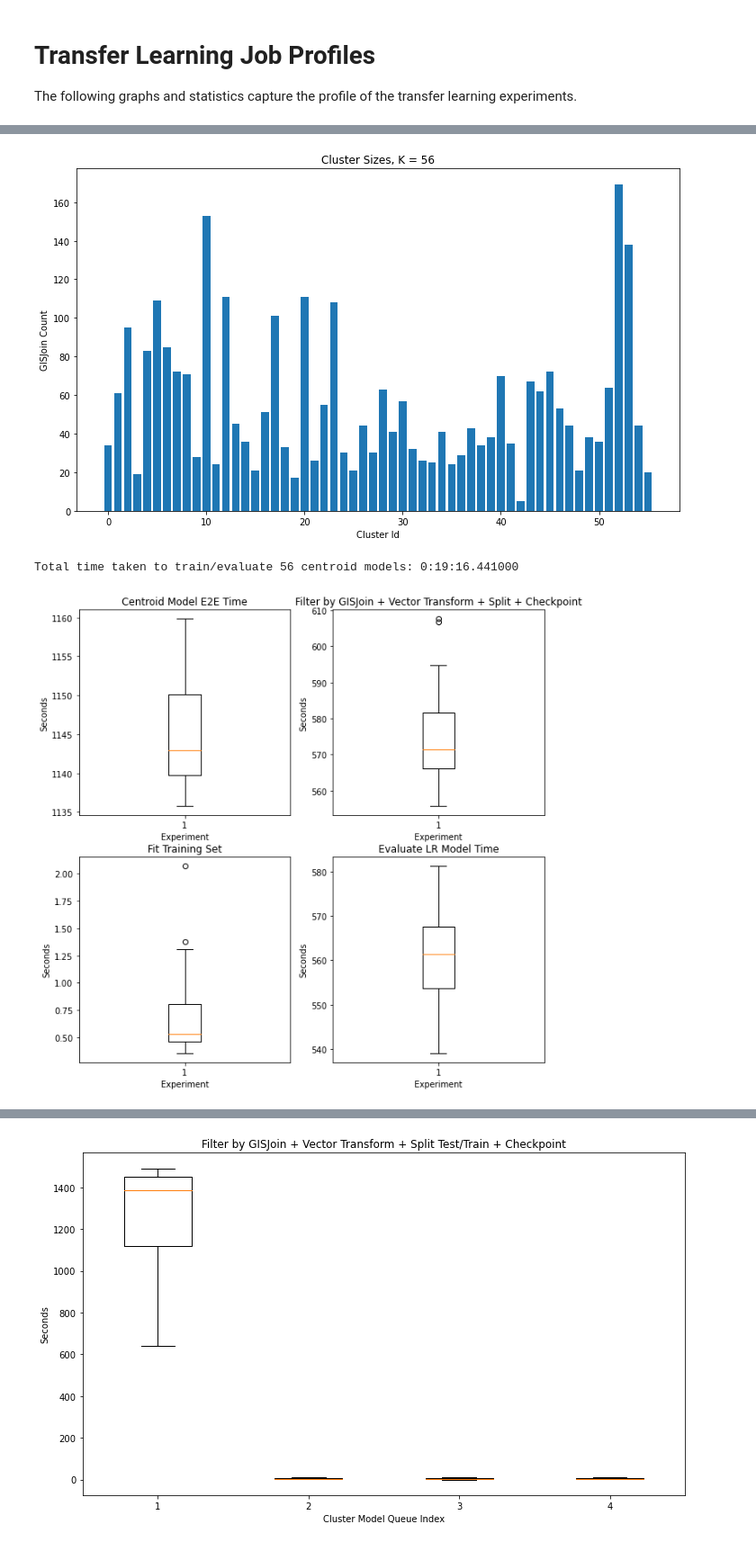
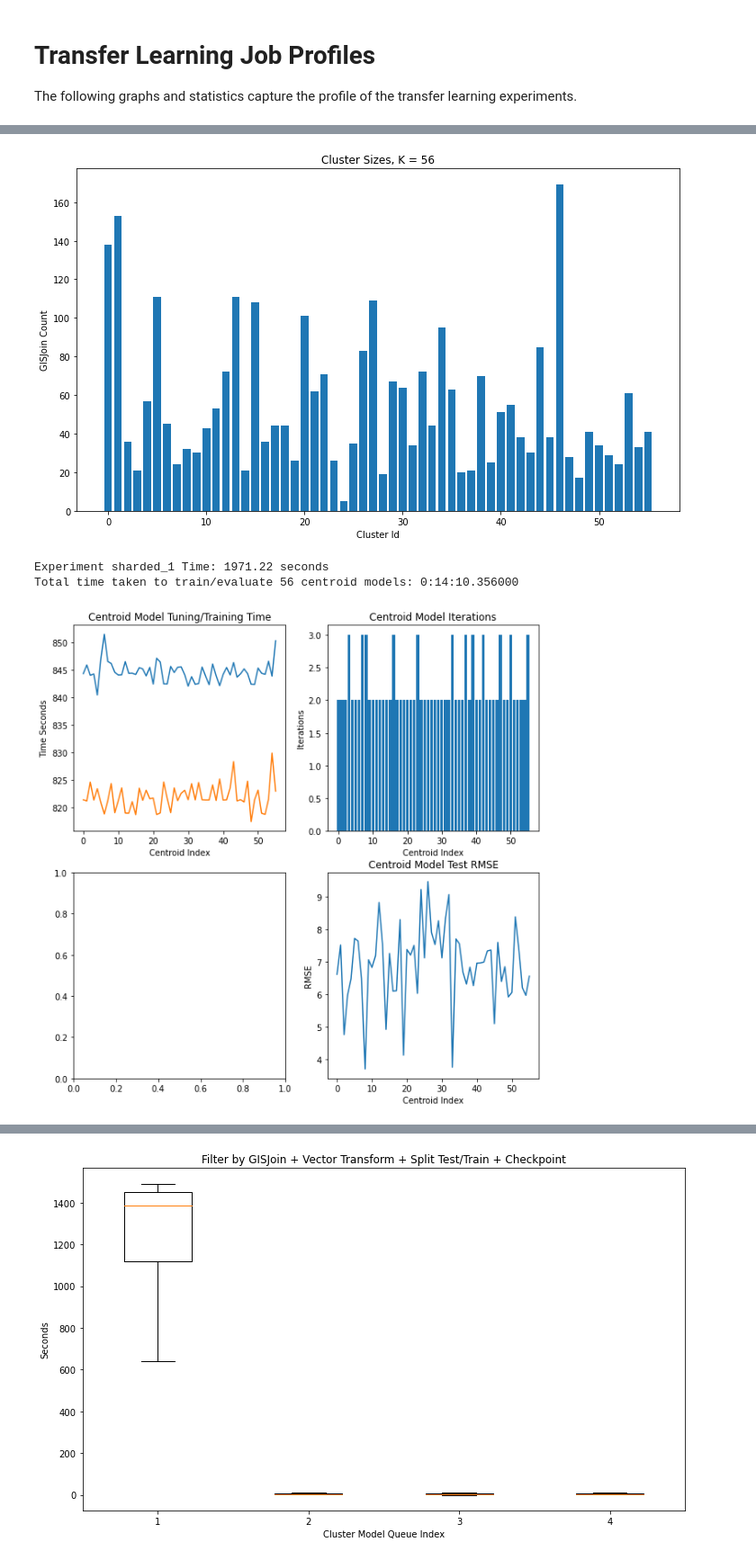
Before and after one commit to menuka94/transfer-learning, a Jupyter notebook: Job_Profiling.ipynb, the cells around one changed output, grey strips where cells are left out. Shown at 90% size. Saved outputs shown, nothing was run; the diff lists cells and outputs as text; code cells hidden in the pictures.

```diff
--- a/Job_Profiling.ipynb
+++ b/Job_Profiling.ipynb
@@ -5,7 +5,7 @@ The following graphs and statistics capture the profile of the transfer learning
 # %%
 # NOTEBOOK VARIABLES
 
-experiment = "unsharded_2"
+experiment = "sharded_1"
 clusters_file = "clusters.csv"
 # %%
 import pandas as pd
@@ -63,9 +67,6 @@ class CentroidModelTasks:
 
     def __init__(self):
         self.run_tasks = []
-        self.checkpoint_tasks = []
-        self.fit_tasks = []
-        self.evaluate_tasks = []
 
 
 class ClusterLRModelTasks:
@@ -73,11 +74,10 @@ class ClusterLRModelTasks:
     def __init__(self):
         self.run_tasks = {}
         self.persist_tasks = {}
-        self.checkpoint_tasks = {}
-        self.fit_tasks = {}
-        self.evaluate_tasks = {}
+        self.train_all_tasks = {}
+        self.train_tasks = {}
 # %%
-experiment = None
+experiment_task = None
 centroid_model_tasks = CentroidModelTasks()
 cluster_lr_model_tasks = ClusterLRModelTasks()
 clusters = {}
@@ -94,7 +94,10 @@ for i, row in clusters_df.iterrows():
 # %%
 # ---- Plot Clusters Bar Chart -----
 
-cluster_sizes = [len(clusters[cluster_id].gis_joins)+1 for cluster_id in clusters]
+cluster_sizes = []
+for i in range(0,56):
+    cluster_sizes.append(len(clusters[i].gis_joins)+1)
+
 plt.figure(figsize=(12,7))
 plt.bar(range(0, len(clusters)), cluster_sizes)
 plt.title("Cluster Sizes, K = 56")
@@ -102,5 +105,5 @@ plt.xlabel("Cluster Id")
 plt.ylabel("GISJoin Count")
 plt.show()
 # %% [output]
-[figure, old version]
+[figure, new version]
 # %%
@@ -167,50 +159,56 @@ for i, row in tasks_df.iterrows():
 # %%
 # ---- Centroid Models Plotting -----
 
-centroid_run_tasks = [task.time_seconds for task in centroid_model_tasks.run_tasks]
-centroid_checkpoint_tasks = [task.time_seconds for task in centroid_model_tasks.checkpoint_tasks]
-centroid_fit_tasks = [task.time_seconds for task in centroid_model_tasks.fit_tasks]
-centroid_eval_tasks = [task.time_seconds for task in centroid_model_tasks.evaluate_tasks]
+centroid_run_tasks = []
+for i in range(0,56):
+    run_task = centroid_model_tasks.run_tasks[i]
+    centroid_run_tasks.append(run_task.time_seconds)
 
-total_centroid_time = human_time(centroid_model_tasks.evaluate_tasks[-1].end
+
+total_centroid_time = human_time(centroid_model_tasks.run_tasks[-1].end
                                  - centroid_model_tasks.run_tasks[0].begin)
 
+total_experiment_time = experiment_task.time_seconds
+
+print("Experiment %s Time: %s seconds" % (experiment, total_experiment_time))
 print("Total time taken to train/evaluate 56 centroid models:", total_centroid_time)
+
 
 
 # Create a figure
 figure, axis = plt.subplots(2, 2, figsize=(10,10))
 
 
 # For Total End-to-End Time
-axis[0, 0].boxplot(centroid_run_tasks)
+axis[0, 0].plot(centroid_run_tasks)
 axis[0, 0].set_title("Centroid Model E2E Time")
 axis[0, 0].set_ylabel("Seconds")
-axis[0, 0].set_xlabel("Experiment")
+axis[0, 0].set_xlabel("Centroid Index")
 
-# For Persist Task
-axis[0, 1].boxplot(centroid_checkpoint_tasks)
-axis[0, 1].set_title(centroid_model_tasks.checkpoint_tasks[0].name)
-axis[0, 1].set_ylabel("Seconds")
-axis[0, 1].set_xlabel("Experiment")
+# For Iterations
+axis[0, 1].bar(range(0, 56),centroid_models_stats_df["iterations"].to_list())
+axis[0, 1].set_title("Centroid Model Iterations")
+axis[0, 1].set_ylabel("Iterations")
+axis[0, 1].set_xlabel("Centroid Index")
 
-# For Split Test/Train Data and LR Fit
-axis[1, 0].boxplot(centroid_fit_tasks)
-axis[1, 0].set_title(centroid_model_tasks.fit_tasks[0].name)
-axis[1, 0].set_ylabel("Seconds")
-axis[1, 0].set_xlabel("Experiment")
+# For Training Time
+axis[0, 0].plot((centroid_models_stats_df["time_ms"]/1000.0).to_list())
+axis[0, 0].set_title("Centroid Model Tuning/Training Time")
+axis[0, 0].set_ylabel("Time Seconds")
+axis[0, 0].set_xlabel("Centroid Index")
 
-# For Evaluate LR Model
-axis[1, 1].boxplot(centroid_eval_tasks)
-axis[1, 1].set_title("Evaluate LR Model Time")
-axis[1, 1].set_ylabel("Seconds")
-axis[1, 1].set_xlabel("Experiment")
+# For RMSE
+axis[1, 1].plot(centroid_models_stats_df["rmse"].to_list())
+axis[1, 1].set_title("Centroid Model Test RMSE")
+axis[1, 1].set_ylabel("RMSE")
+axis[1, 1].set_xlabel("Centroid Index")
 
 # show plot
 plt.show()
 # %% [output]
-Total time taken to train/evaluate 56 centroid models: 0:19:16.441000
+Experiment sharded_1 Time: 1971.22 seconds
+Total time taken to train/evaluate 56 centroid models: 0:14:10.356000
-[figure, old version]
+[figure, new version]
 # %%
 # ---- Cluster Transfer Learning Model Plotting -----
 
```
Also changed, not shown: parts of 3 cells of this notebook, 9 other files.
